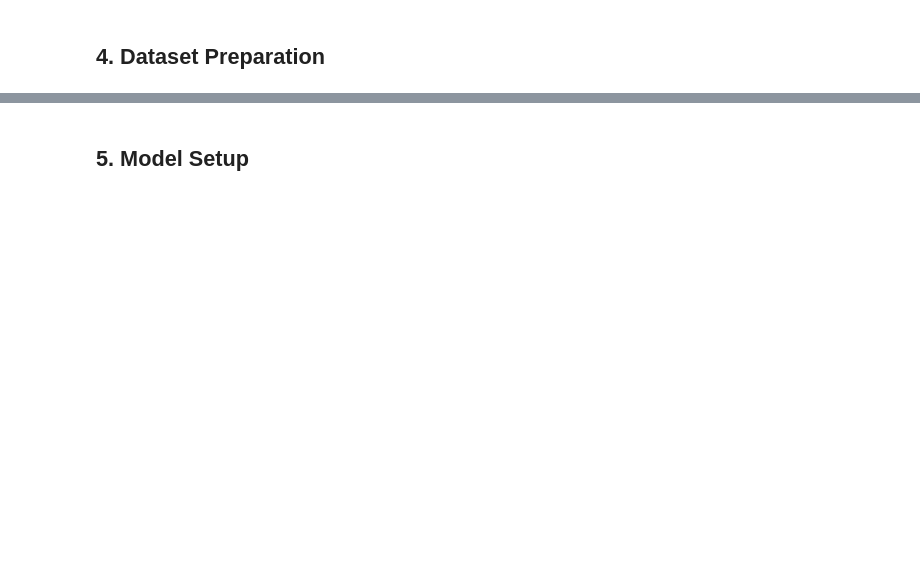
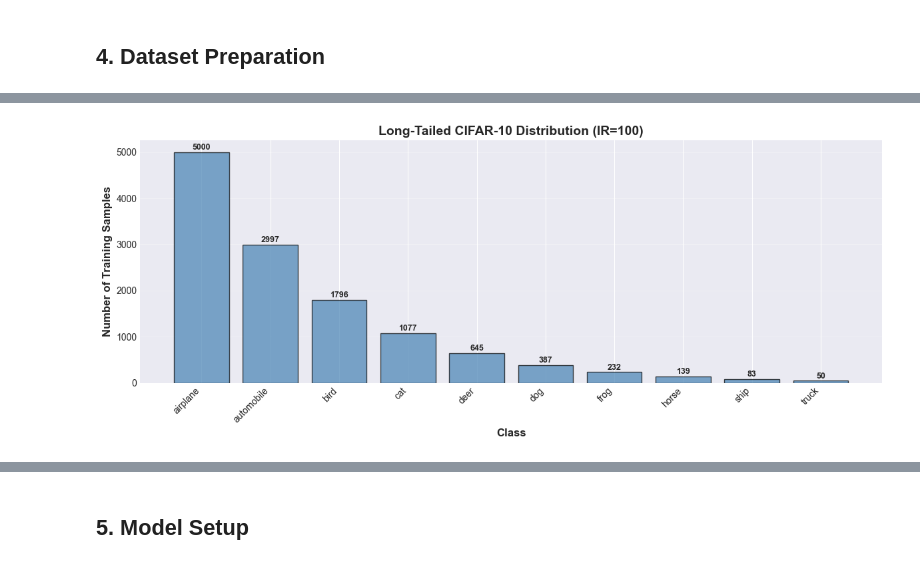
Before and after one commit to nguyenquocviet2005/SAT-for-long-tailed, a Jupyter notebook: SAT_LongTailed_CIFAR10.ipynb, the cells around one changed output, grey strips where cells are left out. Drawn from its saved outputs; the diff is of its cells as text; code cells hidden in the pictures; blank space fills up the shorter version.

```diff
--- a/SAT_LongTailed_CIFAR10.ipynb
+++ b/SAT_LongTailed_CIFAR10.ipynb
@@ -341,32 +375,52 @@ print("Downloading CIFAR-10 dataset...")
 base_trainset = tv_datasets.CIFAR10(root='./data', train=True, download=True, transform=None)
 base_testset = tv_datasets.CIFAR10(root='./data', train=False, download=True, transform=None)
 
-# Group indices by class
-class_indices_train = defaultdict(list)
+# ============================================================================
+# IMPORTANT: Dataset creation matching cifar10-lt.py EXACTLY
+# ============================================================================
+print(f"Creating long-tailed distribution (matching cifar10-lt.py methodology)...")
+print(f"Imbalance ratio: 1:{config.imbalance_ratio}")
+
+# Set global random seed ONCE (matching cifar10-lt.py's rand_number=0)
+RAND_SEED = 0  # Use 0 to match cifar10-lt.py default
+np.random.seed(RAND_SEED)
+print(f"Random seed: {RAND_SEED} (for reproducibility)")
+
+# Collect all labels into numpy array (matching cifar10-lt.py)
+all_labels = []
 for idx in range(len(base_trainset)):
     _, label = base_trainset[idx]
-    class_indices_train[label].append(idx)
+    all_labels.append(label)
+targets_np = np.array(all_labels, dtype=np.int64)
 
-# Create imbalanced distribution using exponential decay
-print(f"Creating exponential imbalance with ratio 1:{config.imbalance_ratio}...")
-selected_train_indices = []
-samples_per_class = []
-
-img_max = 5000  # Original samples per class in CIFAR-10
+# Calculate samples per class using exponential decay
+img_max = len(base_trainset) / num_classes  # 5000 per class for CIFAR-10
 imb_factor = 1.0 / config.imbalance_ratio
 
+samples_per_class = []
 for cls_idx in range(num_classes):
-    # Exponential decay formula
     n_samples = int(img_max * (imb_factor ** (cls_idx / (num_classes - 1.0))))
-    n_samples = max(1, min(n_samples, len(class_indices_train[cls_idx])))
-
-    # Randomly select subset
-    np.random.seed(config.manual_seed + cls_idx)  # Reproducible
-    selected = np.random.choice(class_indices_train[cls_idx], size=n_samples, replace=False)
-    selected_train_indices.extend(selected.tolist())
     samples_per_class.append(n_samples)
 
-print(f"Samples per class: {samples_per_class}")
+print(f"Target samples per class: {samples_per_class}")
+
+# Select indices using shuffle + slice (matching cifar10-lt.py)
+selected_train_indices = []
+for cls_idx in range(num_classes):
+    # Get all indices for this class using np.where (matching cifar10-lt.py)
+    idx = np.where(targets_np == cls_idx)[0]
+
+    # Shuffle indices (using global seed)
+    np.random.shuffle(idx)
+
+    # Select first n_samples (matching cifar10-lt.py)
+    n_samples = samples_per_class[cls_idx]
+    selected_idx = idx[:n_samples]
+
+    selected_train_indices.extend(selected_idx.tolist())
+
+print(f"Total selected training samples: {len(selected_train_indices)}")
+print(f"✅ Dataset creation matches cifar10-lt.py exactly!")
 
 # Create imbalanced training subset
 class ImbalancedSubset(Subset):
@@ -409,11 +463,28 @@ class TransformWrapper(torch.utils.data.Dataset):
 trainset = TransformWrapper(trainset_subset, transform=transform_train)
 testset = TransformWrapper(testset_subset, transform=transform_test)
 
-# Create data loaders
-trainloader = DataLoader(trainset, batch_size=config.batch_size_train,
-                        shuffle=True, num_workers=config.num_workers)
-testloader = DataLoader(testset, batch_size=config.batch_size_test,
-                       shuffle=False, num_workers=config.num_workers)
+# Create data loaders with reproducibility settings
+# Use generator with manual seed for reproducible shuffling
+train_generator = torch.Generator().manual_seed(config.manual_seed)
+test_generator = torch.Generator().manual_seed(config.manual_seed)
+
+trainloader = DataLoader(
+    trainset,
+    batch_size=config.batch_size_train,
+    shuffle=True,
+    num_workers=config.num_workers,
+    worker_init_fn=seed_worker,  # Seed each worker
+    generator=train_generator    # Reproducible shuffling
+)
+
+testloader = DataLoader(
+    testset,
+    batch_size=config.batch_size_test,
+    shuffle=False,
+    num_workers=config.num_workers,
+    worker_init_fn=seed_worker,  # Seed each worker
+    generator=test_generator     # Reproducible order
+)
 
 print(f"\n✅ Dataset created successfully!")
 print(f"Training samples: {len(trainset)} (imbalanced)")
@@ -449,0 +533 @@ Repo card metadata block was not found. Setting CardData to empty.
+[figure, new version]
```
Also changed, not shown: parts of 18 cells of this notebook, 14 other files.
